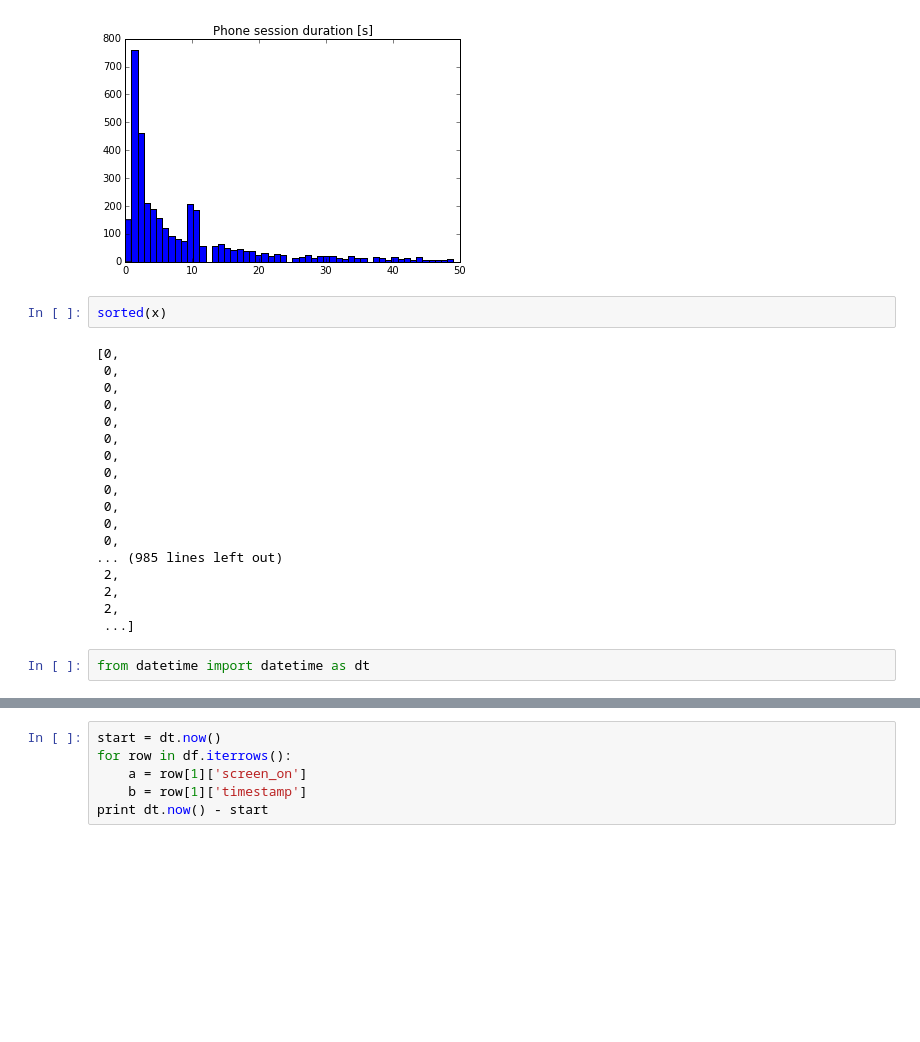
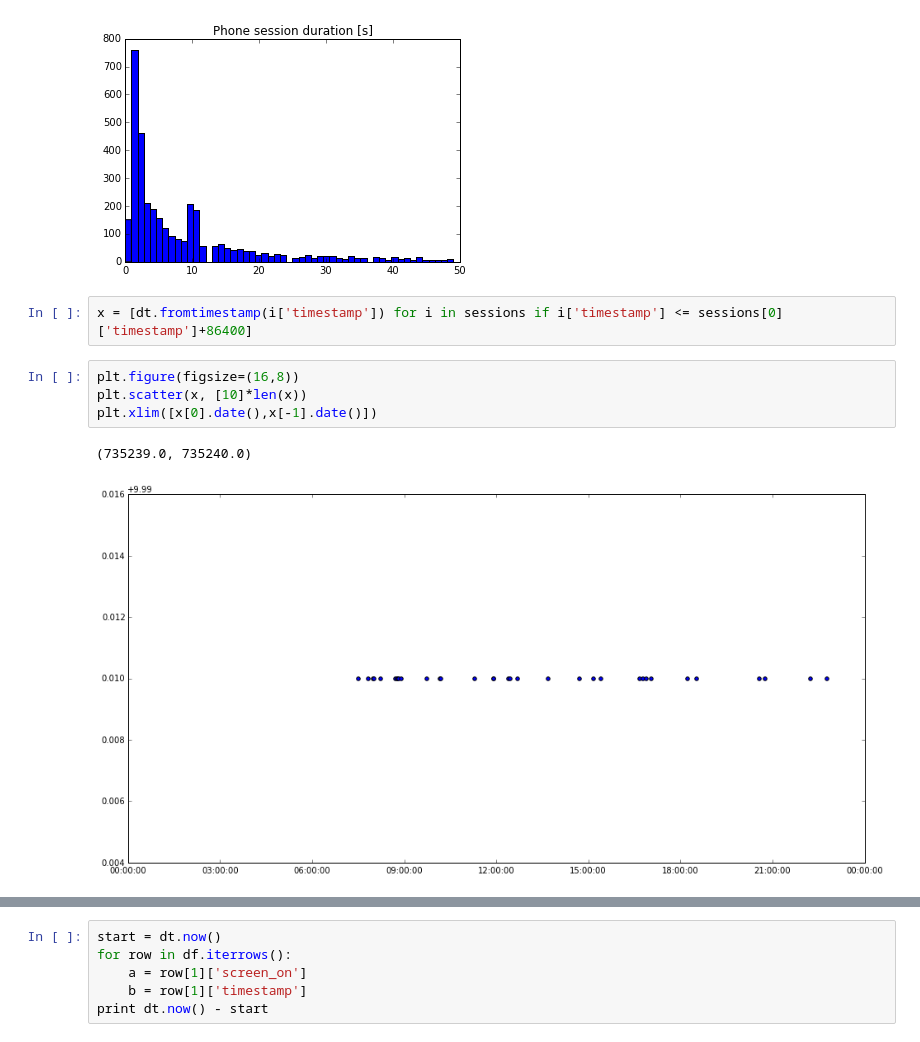
Before and after one commit to ulfaslak/MScProject-build-dataset, a Jupyter notebook: playspace/screen_extractor_workbook.ipynb, the cells around one changed output, grey strips where cells are left out. Cells and saved outputs as stored; diff of their text form; blank space fills up the shorter version.

```diff
--- a/playspace/screen_extractor_workbook.ipynb
+++ b/playspace/screen_extractor_workbook.ipynb
@@ -190,25 +98,12 @@ plt.xlim([0,50])
 plt.show()
 # %% [output]
 [figure]
-# %%
-sorted(x)
-# %% [output]
-[0,
- 0,
- 0,
- 0,
- 0,
- 0,
- 0,
- 0,
- 0,
- 0,
- 0,
- 0,
-... (985 lines left out)
- 2,
- 2,
- 2,
- ...]
-# %%
-from datetime import datetime as dt
+# %%
+x = [dt.fromtimestamp(i['timestamp']) for i in sessions if i['timestamp'] <= sessions[0]['timestamp']+86400]
+# %%
+plt.figure(figsize=(16,8))
+plt.scatter(x, [10]*len(x))
+plt.xlim([x[0].date(),x[-1].date()])
+# %% [output]
+(735239.0, 735240.0)
+[figure, added]
```
Also changed, not shown: parts of 17 cells of this notebook, 28 other files.
